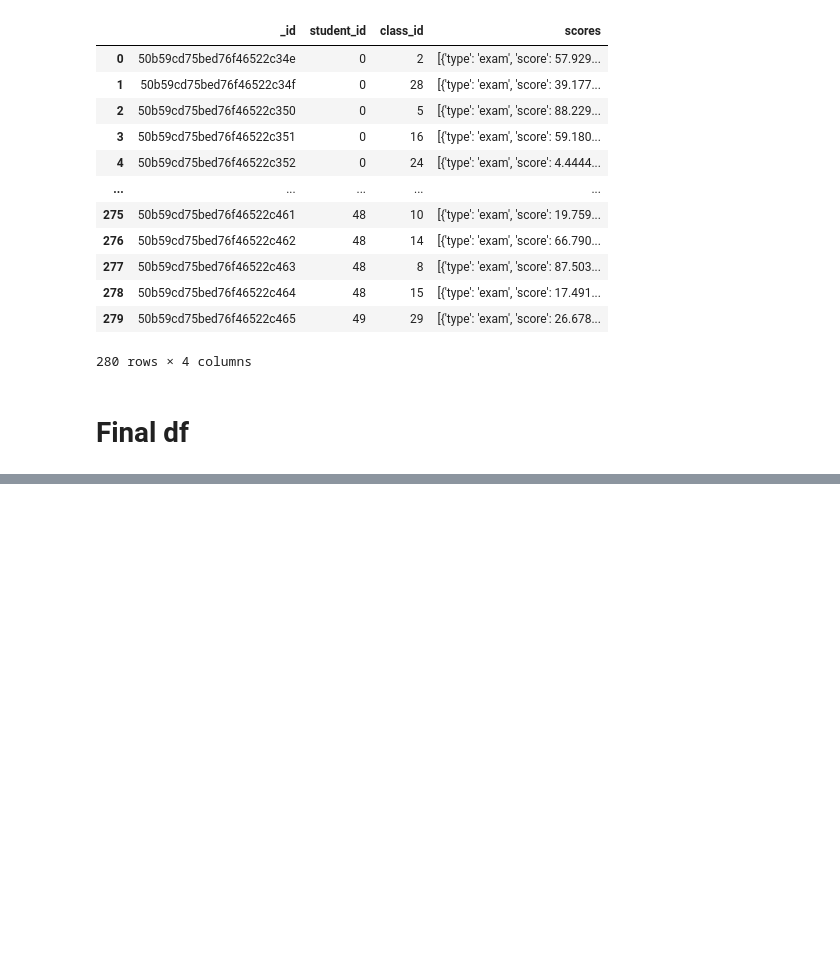
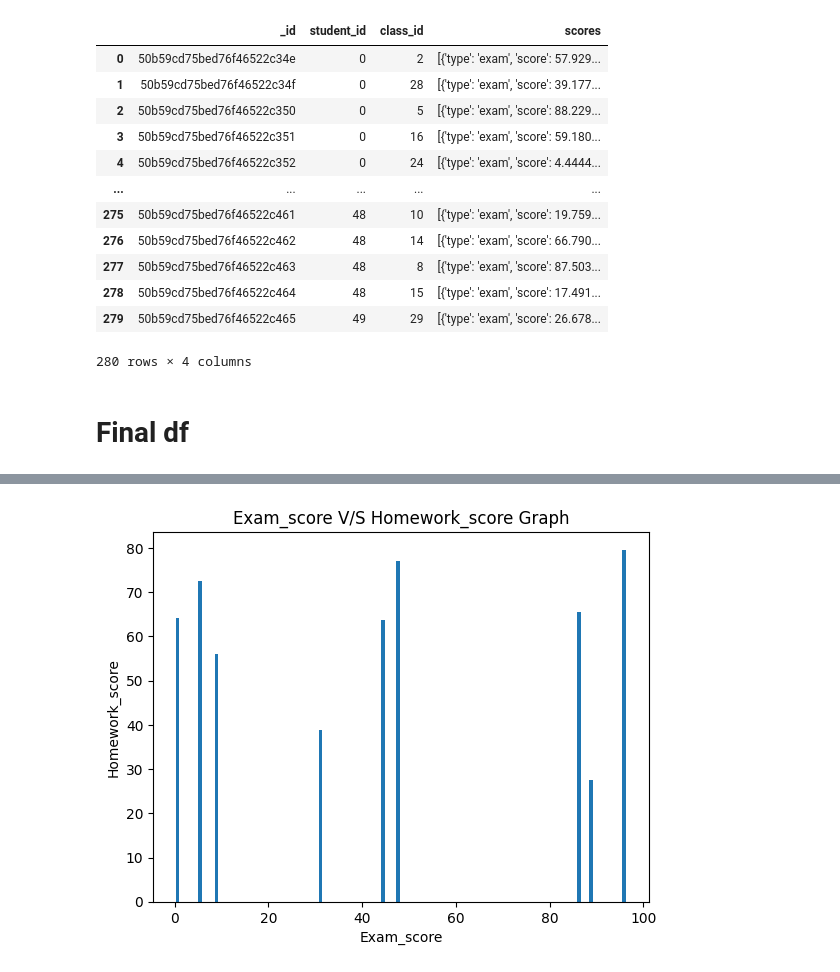
Before and after one commit to sujataprasad01/Using-JSON-data-for-analysis, a Jupyter notebook: Project_3_Using_JSON_data_for_analysis.ipynb, the cells around one changed output, grey strips where cells are left out. Saved outputs shown, nothing was run; the diff lists cells and outputs as text; code cells hidden in the pictures; blank space fills up the shorter version.

```diff
--- a/Project_3_Using_JSON_data_for_analysis.ipynb
+++ b/Project_3_Using_JSON_data_for_analysis.ipynb
@@ -774,0 +803,2 @@ new_df
+# %%
+new_df.drop('class_id', inplace=True, axis=1)
@@ -774,0 +837,13 @@ new_df
+# %%
+x=(new_df['exam_score'][20:30])
+y=(new_df['homwork_score'][20:30])
+plt.bar(x,y)
+
+plt.title('Exam_score V/S Homework_score Graph')
+
+plt.xlabel('Exam_score')
+plt.ylabel('Homework_score')
+
+plt.show()
+# %% [output]
+[figure, added]
```
Also changed, not shown: parts of 8 cells of this notebook.
